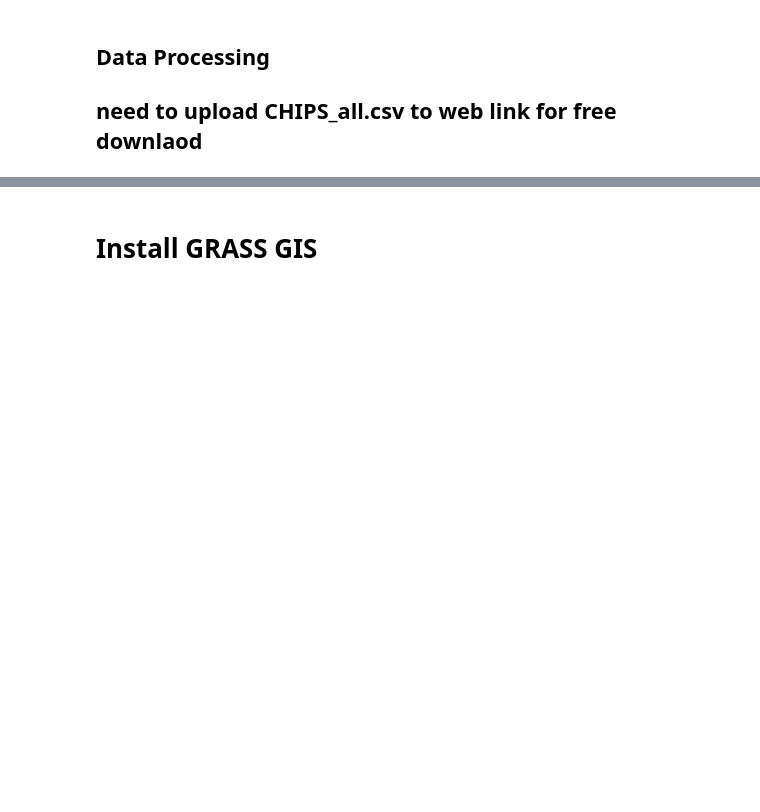
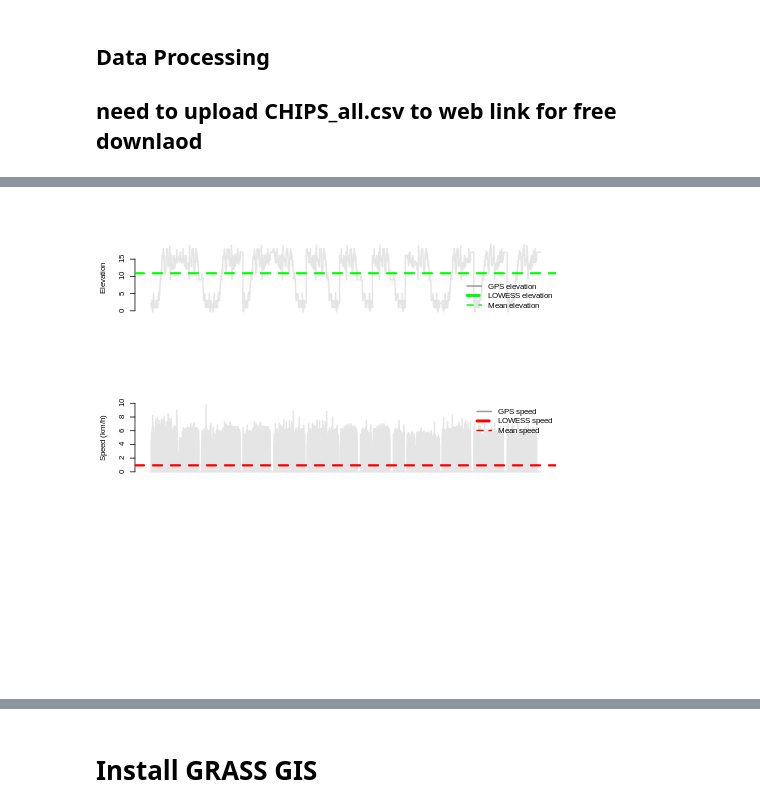
Before and after one commit to gcmillar/CEUS, a Jupyter notebook: PeopleEnvironmentGrassGIS.ipynb, the cells around one changed output, grey strips where cells are left out. Drawn from its saved outputs; the diff is of its cells as text; code cells hidden in the pictures; blank space fills up the shorter version.

```diff
--- a/PeopleEnvironmentGrassGIS.ipynb
+++ b/PeopleEnvironmentGrassGIS.ipynb
@@ -99,9 +105,10 @@ Error in library(raster) : there is no package called ‘raster’
 # %%
 %%R
+# setwd("/Volumes/gmillar_SSD/CHIPS/data")
+# if (!require(data.table)) {install.packages("data.table"); library(data.table)}
 
-# Until csv is online, use locally uploaded file:
-# setwd("/Volumes/gmillar_SSD/CHIPS/data")
 setwd("/content/")
-CHIPS_df <- read.table("/content/CHIPS_all.csv", header = TRUE, row.names=NULL, sep=",")
+CHIPS_df <- read.table("CHIPS_all.csv", header = TRUE, row.names=NULL, sep=",")
 setnames(CHIPS_df, "long", "lon")
+head(CHIPS_df)
 # %% [output]
@@ -191,0 +194,41 @@ Error in unique(CHIPS_df$participant) : object 'CHIPS_df' not found
+# %%
+%%R
+# Calculating metres per seconds, kilometres per hour, and two LOWESS smoothers to get rid of some noise.
+# CHIPS_df$speed.m.per.sec <- CHIPS_df$dist.to.prev / CHIPS_df$time.diff.to.prev
+# CHIPS_df$speed.km.per.h <- CHIPS_df$speed.m.per.sec * 3.6
+# CHIPS_df$speed.km.per.h <- ifelse(is.na(CHIPS_df$speed.km.per.h), 0,CHIPS_df$speed.km.per.h)
+# CHIPS_df$lowess.speed <- lowess(CHIPS_df$speed, f = 0.2)$y
+# CHIPS_df$lowess.alt <- lowess(CHIPS_df$altitude, f = 0.2)$y
+# CHIPS_df$lowess.conduct <- lowess(CHIPS_df$phasic_z, f = 0.2)$y
+# Now, let’s plot all the stuff!
+# Plot elevations and smoother
+layout(matrix(1:3, nrow=3))
+elev <- plot(CHIPS_df$altitude, type = "l", bty = "n", xaxt = "n", lwd= 2,
+     ylab = "Elevation",
+     xlab = "", col = "grey90")
+lines(CHIPS_df$lowess.alt, col = "green", lwd = 3)
+abline(h = mean(CHIPS_df$altitude), lty = 2, lwd = 3, col = "green")
+legend(x="bottomright", legend = c("GPS elevation", "LOWESS elevation",
+                                "Mean elevation"),
+       col = c("grey60", "green", "green"), lwd = c(2,4,2), lty = c(1,2,2),
+       bty = "n")
+# Plot speeds and smoother
+speed <- plot(CHIPS_df$speed, type = "l", bty = "n", lwd= 2, xaxt = "n",
+     ylab = "Speed (km/h)", xlab = "", col = "grey90")
+lines(CHIPS_df$lowess.speed, col = "red", lwd = 3)
+abline(h = mean(CHIPS_df$speed), lty = 2, lwd = 3, col = "red")
+legend(x="topright", legend = c("GPS speed", "LOWESS speed",
+                                   "Mean speed"),
+       col = c("grey60", "red", "red"), lwd = c(2,4,2), lty = c(1,2,2),
+       bty = "n")
+# Plot conductnace and smoother
+# conduct_smooth <- plot(CHIPS_df$phasic_z, type = "l", bty = "n", lwd= 3, xaxt = "n",
+#      ylab = "Skin Conductance", xlab = "", col = "grey60")
+# lines(CHIPS_df$lowess.conduct, col = "blue", lwd = 3)
+# abline(h = mean(CHIPS_df$phasic_z), lty = 2, lwd = 3,  col = "blue")
+# legend(x="topright",
+#        legend = c("Conductance", "LOWESS conductance", "Mean conductance"),
+#        col = c("grey60", "blue", "blue"), lwd = c(2,4,2), lty = c(1,2,2),
+#        bty = "n")
+# %% [output]
+[figure, added]
```
Also changed, not shown: parts of 13 cells of this notebook.
